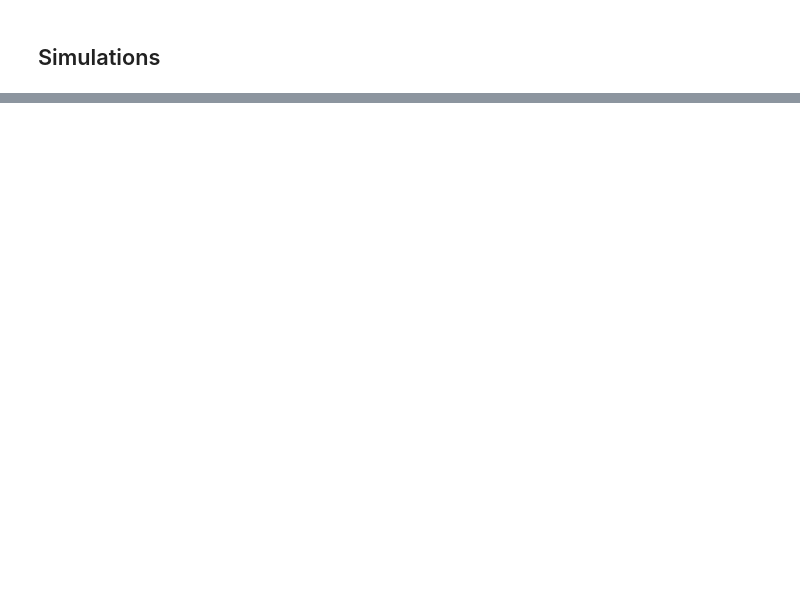
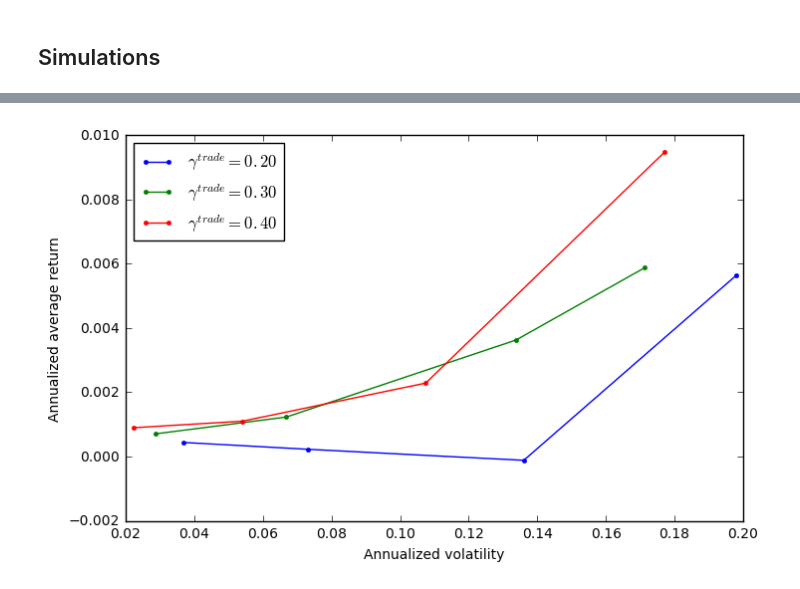
Before and after one commit to cvxgrp/cvxportfolio, a Jupyter notebook: SinglePeriodOpt.ipynb, the cells around one changed output, grey strips where cells are left out. Drawn from its saved outputs; the diff is of its cells as text; code cells hidden in the pictures; blank space fills up the shorter version.

```diff
--- a/SinglePeriodOpt.ipynb
+++ b/SinglePeriodOpt.ipynb
@@ -55,2 +68,8 @@ policy=SinglePeriodOpt(alpha_model, [.0001*risk_model, .3*simulated_tcost],
+# %%
+policies={}
+for gamma_risk in gamma_risks:
+    for gamma_tcost in gamma_tcosts:
+        policies[(gamma_risk, gamma_tcost)] = \
+                SinglePeriodOpt(alpha_model, [gamma_risk*risk_model, gamma_tcost*simulated_tcost], [LeverageLimit(3)])
 # %% [markdown]
 ## Simulations
@@ -83,0 +76,4 @@ policy.costs[0].gamma, policy.costs[1].gamma
+# %%
+five_years=returns.index[(returns.index>"2012-01-01")] # "2012-01-01"
+results = simulator.run_multiple_backtest(p_0, five_years, policies=policies.values())
+results=dict(zip(policies.keys(), results))
@@ -83,0 +98,20 @@ policy.costs[0].gamma, policy.costs[1].gamma
+# %%
+result_df=pd.DataFrame()
+for k in results:
+    result_df.loc[k[0], k[1]] = results[k]
+result_df.index.name = 'gamma_risk'
+result_df.columns.name = 'gamma_tcost'
+result_df = result_df.reindex(index=sorted(result_df.index),columns=sorted(result_df.columns))
+# %%
+plt.figure(figsize=(8,5))
+for gamma_tcost in gamma_tcosts:
+    #plt.figure()
+    x = [result_df.loc[(i, gamma_tcost)].volatility for i in gamma_risks]
+    y = [result_df.loc[(i, gamma_tcost)].mean_return for i in gamma_risks]
+    plt.plot(np.array(x),np.array(y), '.-', label='$\gamma^{trade} = %.2f$'%gamma_tcost)
+plt.legend(loc='upper left')
+plt.xlabel('Annualized volatility')
+plt.ylabel('Annualized average return')
+plt.savefig(plotdir+'spo_riskrewardfrontier.png')
+# %% [output]
+[figure, added]
```
Also changed, not shown: parts of 39 cells of this notebook, 3 other files.
